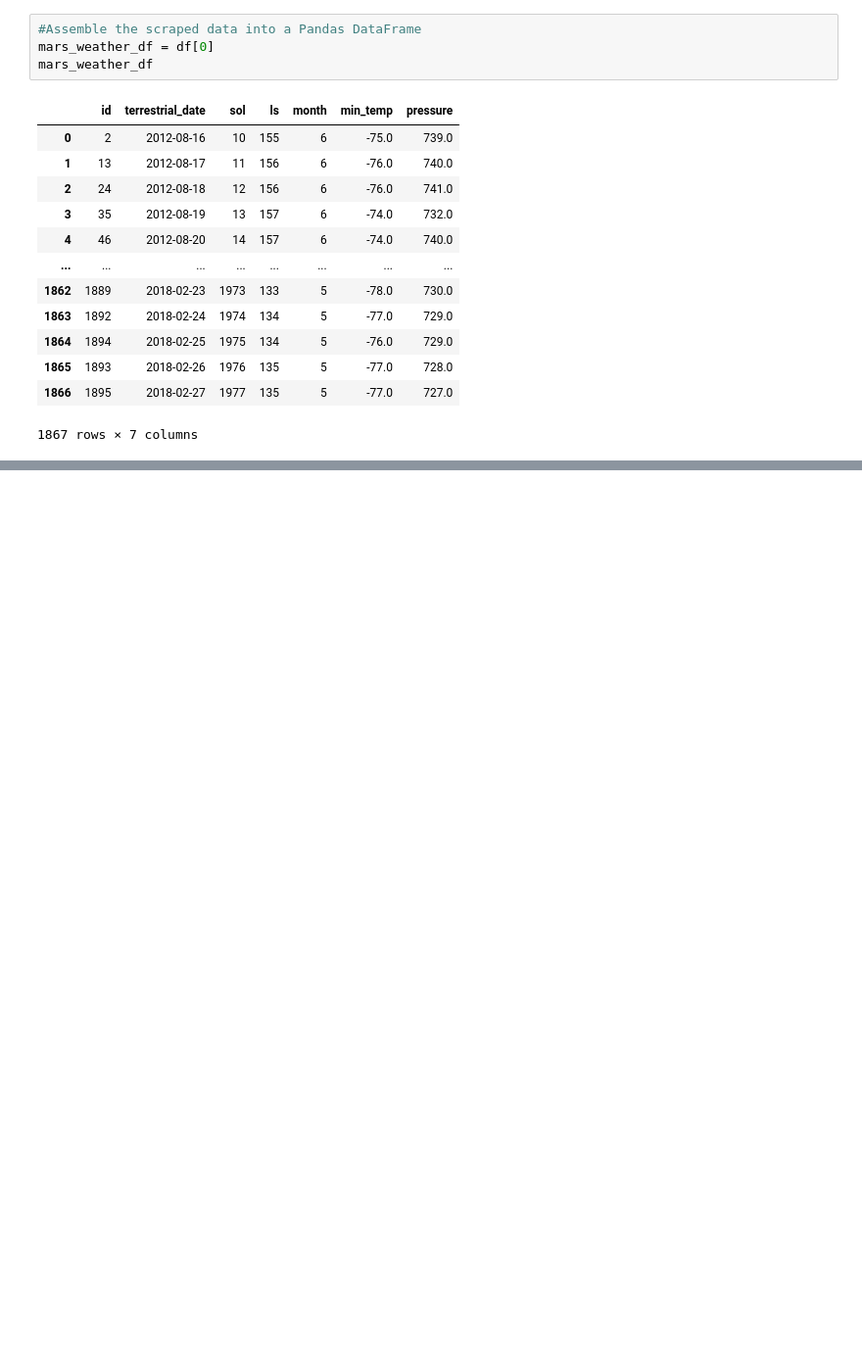
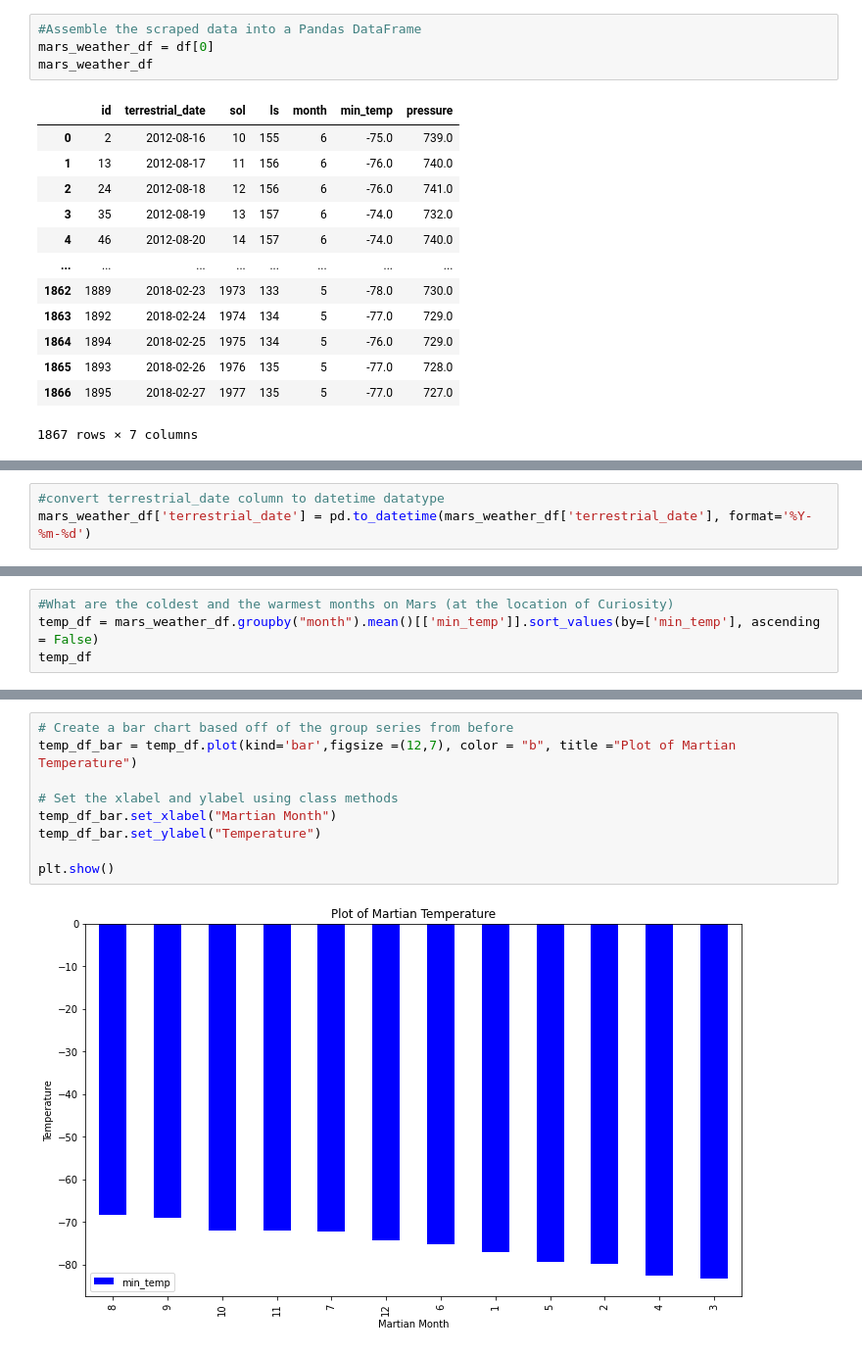
Before and after one commit to nnamdiilokah/Mission-to-Mars, a Jupyter notebook: mars_data_challenge_part_2.ipynb, the cells around one changed output, grey strips where cells are left out. Shown at 98% size. Cells and saved outputs as stored; diff of their text form; blank space fills up the shorter version.

Commit message:
Scrape and Analyze Mars Weather Data

```diff
--- a/mars_data_challenge_part_2.ipynb
+++ b/mars_data_challenge_part_2.ipynb
@@ -49,3 +36,6 @@ month                 int64
 min_temp            float64
 pressure            float64
 dtype: object
+# %%
+#convert terrestrial_date column to datetime datatype
+mars_weather_df['terrestrial_date'] = pd.to_datetime(mars_weather_df['terrestrial_date'], format='%Y-%m-%d')
@@ -51,0 +90,4 @@ dtype: object
+# %%
+#What are the coldest and the warmest months on Mars (at the location of Curiosity)
+temp_df = mars_weather_df.groupby("month").mean()[['min_temp']].sort_values(by=['min_temp'], ascending = False)
+temp_df
@@ -51,0 +109,11 @@ dtype: object
+# %%
+# Create a bar chart based off of the group series from before
+temp_df_bar = temp_df.plot(kind='bar',figsize =(12,7), color = "b", title ="Plot of Martian Temperature")
+
+# Set the xlabel and ylabel using class methods
+temp_df_bar.set_xlabel("Martian Month")
+temp_df_bar.set_ylabel("Temperature")
+
+plt.show()
+# %% [output]
+[figure, added]
```
Also changed, not shown: parts of 9 cells of this notebook.
